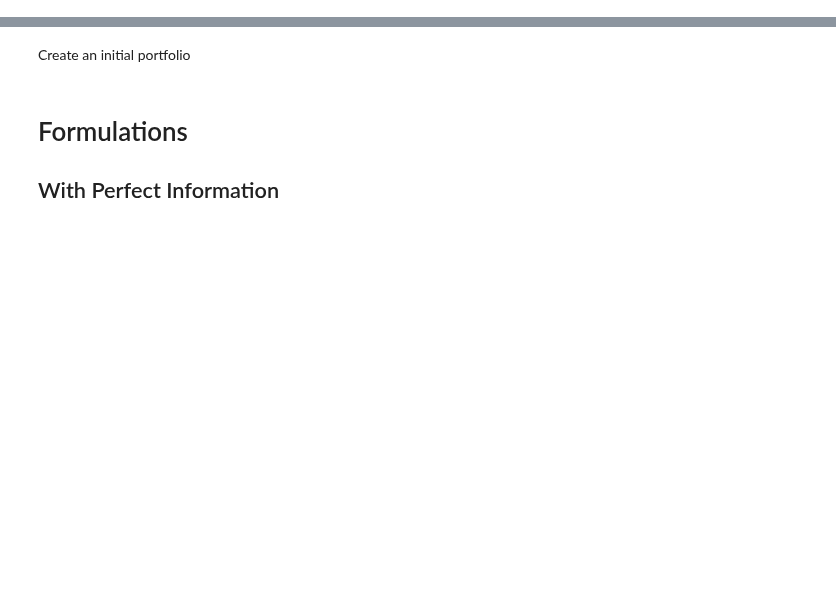
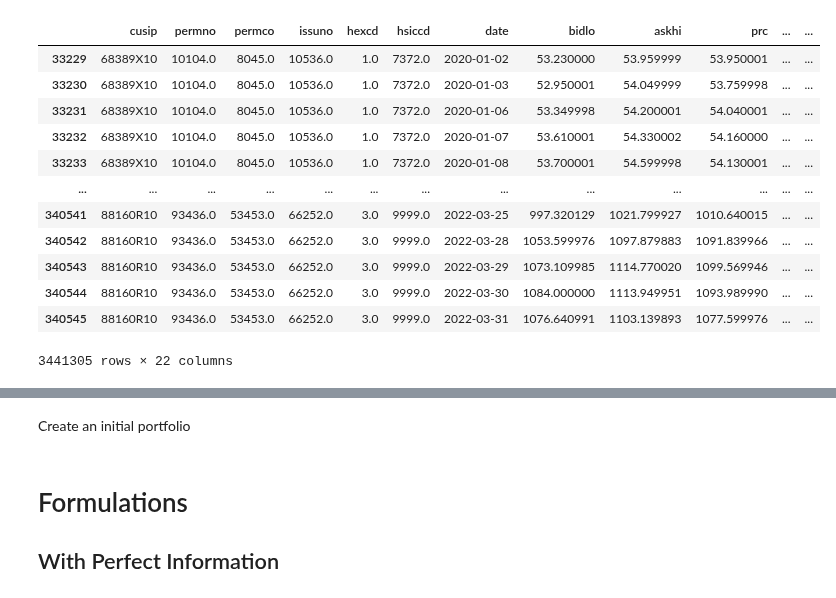
Before and after one commit to upadhyan/Portfolio-Changeover-Optimization, a Jupyter notebook: PI_formulations.ipynb, the cells around one changed output, grey strips where cells are left out. Drawn from its saved outputs; the diff is of its cells as text; code cells hidden in the pictures; blank space fills up the shorter version.

```diff
--- a/PI_formulations.ipynb
+++ b/PI_formulations.ipynb
@@ -38,4 +38,20 @@ stock_names = data['comnam'].unique()
 #         repeat = True
 #     else:
 #         repeat = False
+# %%
+data
+# %% [output]
+|  | cusip | permno | permco | issuno | hexcd | hsiccd | date | bidlo | askhi | prc | ... | ... |
+| 33229 | 68389X10 | 10104.0 | 8045.0 | 10536.0 | 1.0 | 7372.0 | 2020-01-02 | 53.230000 | 53.959999 | 53.950001 | ... | ... |
+| 33230 | 68389X10 | 10104.0 | 8045.0 | 10536.0 | 1.0 | 7372.0 | 2020-01-03 | 52.950001 | 54.049999 | 53.759998 | ... | ... |
+| 33231 | 68389X10 | 10104.0 | 8045.0 | 10536.0 | 1.0 | 7372.0 | 2020-01-06 | 53.349998 | 54.200001 | 54.040001 | ... | ... |
+| 33232 | 68389X10 | 10104.0 | 8045.0 | 10536.0 | 1.0 | 7372.0 | 2020-01-07 | 53.610001 | 54.330002 | 54.160000 | ... | ... |
+| 33233 | 68389X10 | 10104.0 | 8045.0 | 10536.0 | 1.0 | 7372.0 | 2020-01-08 | 53.700001 | 54.599998 | 54.130001 | ... | ... |
+| ... | ... | ... | ... | ... | ... | ... | ... | ... | ... | ... | ... | ... |
+| 340541 | 88160R10 | 93436.0 | 53453.0 | 66252.0 | 3.0 | 9999.0 | 2022-03-25 | 997.320129 | 1021.799927 | 1010.640015 | ... | ... |
+| 340542 | 88160R10 | 93436.0 | 53453.0 | 66252.0 | 3.0 | 9999.0 | 2022-03-28 | 1053.599976 | 1097.879883 | 1091.839966 | ... | ... |
+| 340543 | 88160R10 | 93436.0 | 53453.0 | 66252.0 | 3.0 | 9999.0 | 2022-03-29 | 1073.109985 | 1114.770020 | 1099.569946 | ... | ... |
+| 340544 | 88160R10 | 93436.0 | 53453.0 | 66252.0 | 3.0 | 9999.0 | 2022-03-30 | 1084.000000 | 1113.949951 | 1093.989990 | ... | ... |
+| 340545 | 88160R10 | 93436.0 | 53453.0 | 66252.0 | 3.0 | 9999.0 | 2022-03-31 | 1076.640991 | 1103.139893 | 1077.599976 | ... | ... |
+3441305 rows × 22 columns
 # %%
```
Also changed, not shown: parts of 9 cells of this notebook.
